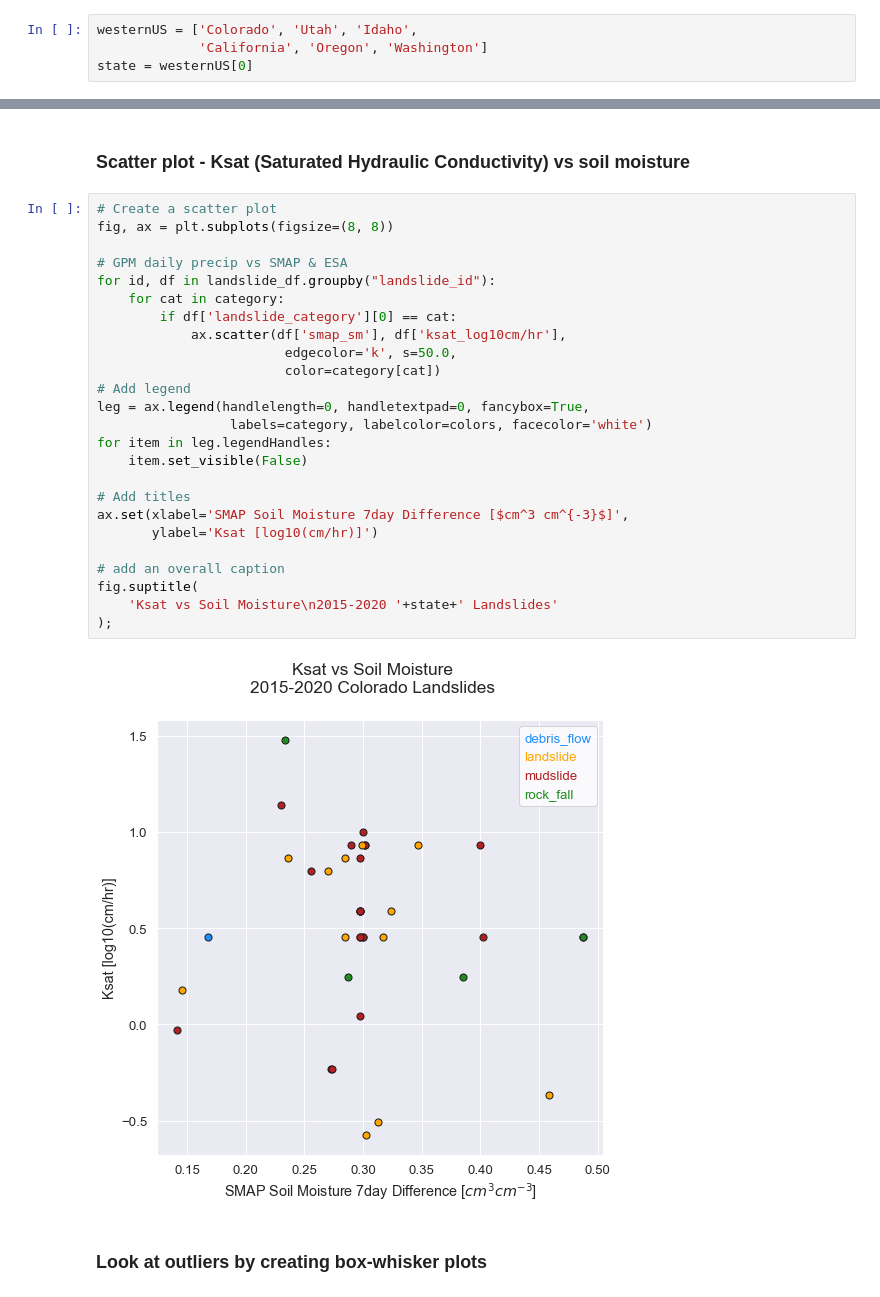
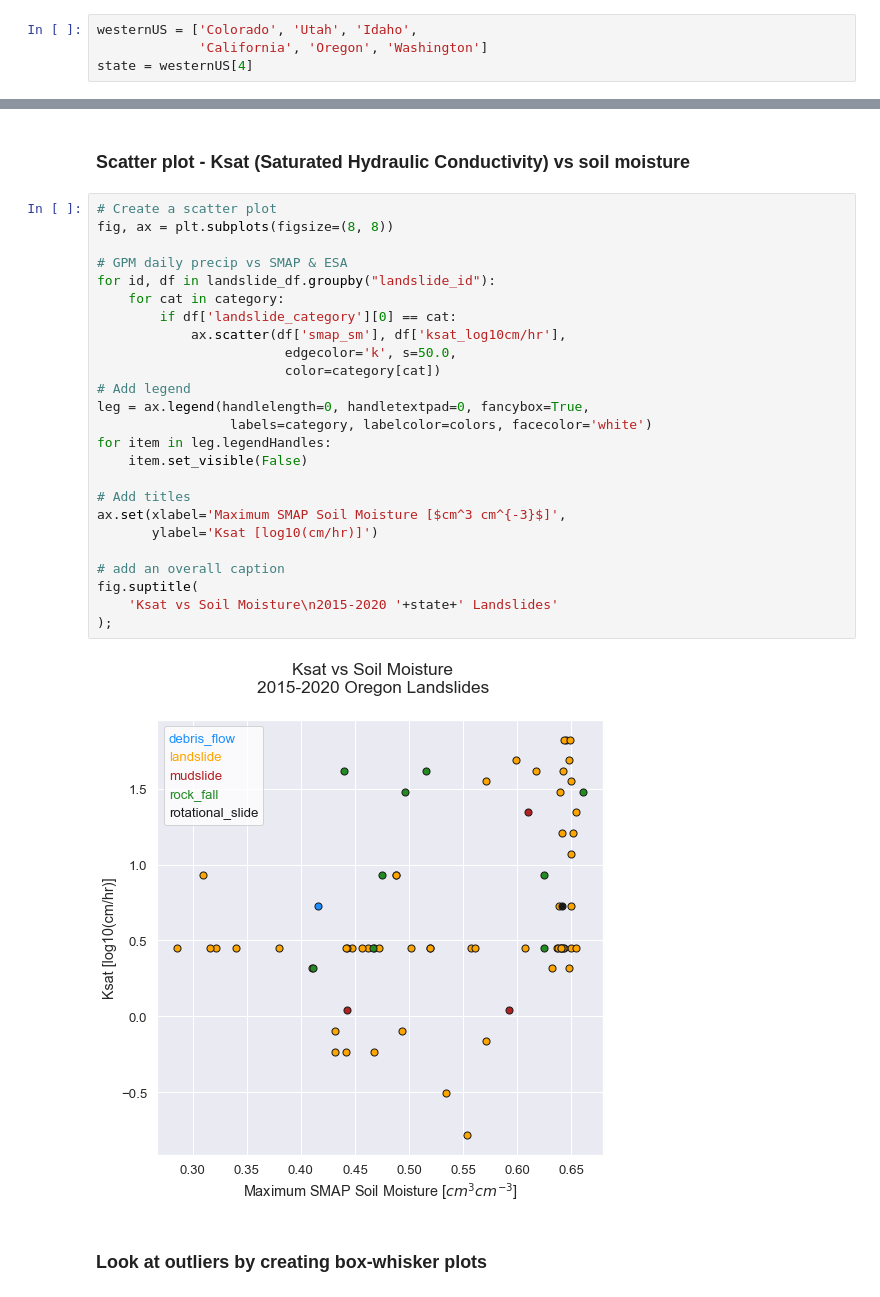
Before and after one commit to jacquiewitte/capstone-landslides-soilmoisture, a Jupyter notebook: landslide_precip_soilm_DataAnalyses_final.ipynb, the cells around one changed output, grey strips where cells are left out. Drawn from its saved outputs; the diff is of its cells as text.

```diff
--- a/landslide_precip_soilm_DataAnalyses_final.ipynb
+++ b/landslide_precip_soilm_DataAnalyses_final.ipynb
@@ -129,7 +129,7 @@ def leastsq(x, y, method=3):
 # %%
 westernUS = ['Colorado', 'Utah', 'Idaho',
              'California', 'Oregon', 'Washington']
-state = westernUS[0]
+state = westernUS[4]
 # %% [markdown]
 ### Find and open the csv files to dataFrames
 # %%
@@ -427,30 +428,30 @@ if not os.path.exists(output_fig) or cache_override:
 # %%
 # Create a scatter plot
 fig, ax = plt.subplots(figsize=(8, 8))
 
 # GPM daily precip vs SMAP & ESA
 for id, df in landslide_df.groupby("landslide_id"):
     for cat in category:
         if df['landslide_category'][0] == cat:
             ax.scatter(df['smap_sm'], df['ksat_log10cm/hr'],
                         edgecolor='k', s=50.0,
                         color=category[cat])
 # Add legend
 leg = ax.legend(handlelength=0, handletextpad=0, fancybox=True,
                  labels=category, labelcolor=colors, facecolor='white')
 for item in leg.legendHandles:
     item.set_visible(False)
 
 # Add titles
-ax.set(xlabel='SMAP Soil Moisture 7day Difference [$cm^3 cm^{-3}$]',
+ax.set(xlabel='Maximum SMAP Soil Moisture [$cm^3 cm^{-3}$]',
        ylabel='Ksat [log10(cm/hr)]')
 
 # add an overall caption
 fig.suptitle(
     'Ksat vs Soil Moisture\n2015-2020 '+state+' Landslides'
 );
 # %% [output]
-[figure, old version]
+[figure, new version]
 # %% [markdown]
 ### Look at outliers by creating box-whisker plots
 # %%
```
Also changed, not shown: parts of 9 cells of this notebook.
